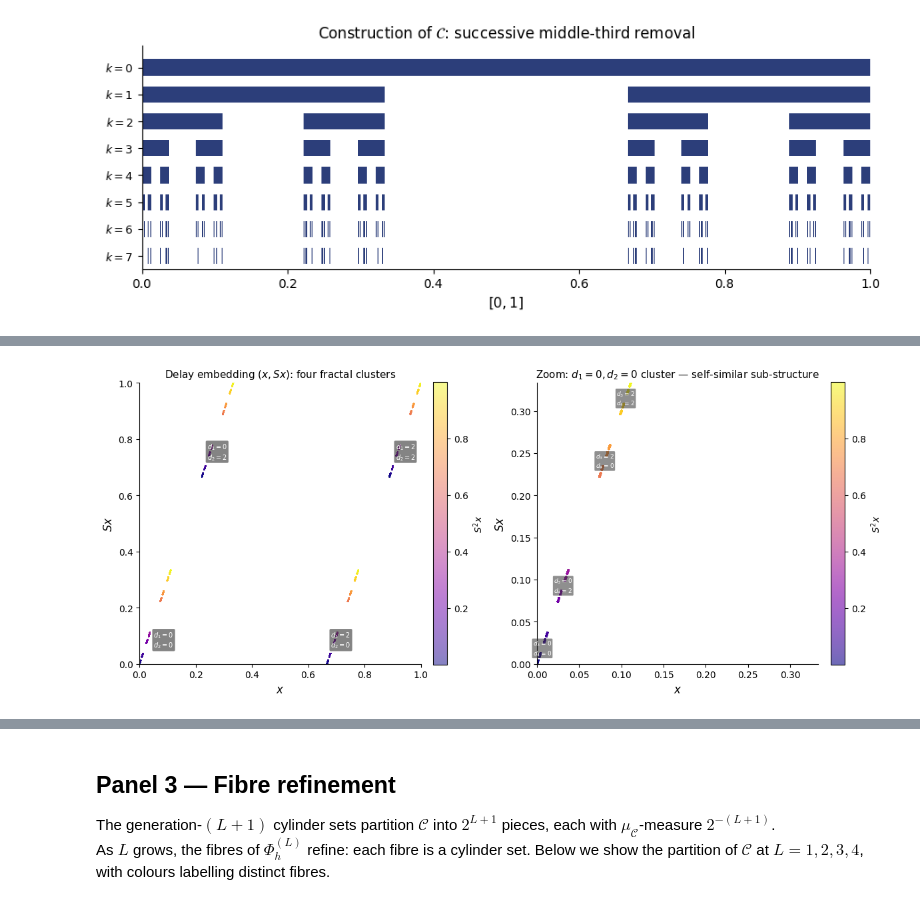
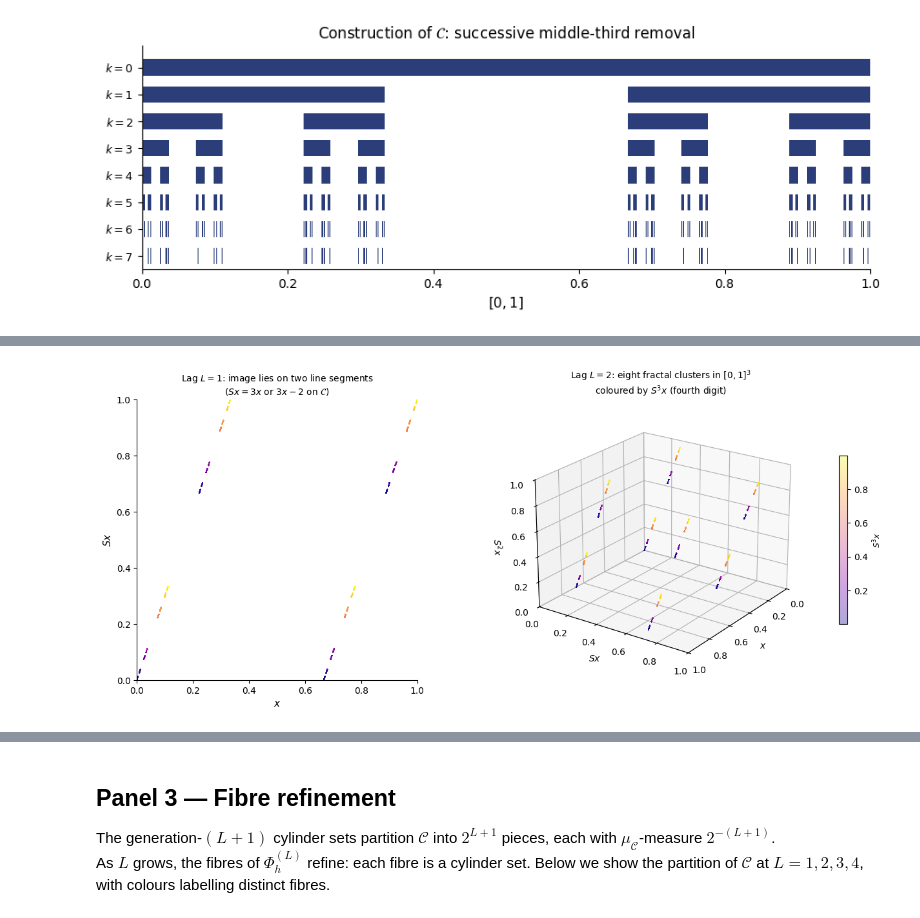
Before and after one commit to pmahon3/Resolvent_Framework, a Jupyter notebook: notes/notebooks/cantor_reconstruction.ipynb, the cells around one changed output, grey strips where cells are left out. Cells and saved outputs as stored; diff of their text form; code cells hidden in the pictures.

```diff
--- a/notes/notebooks/cantor_reconstruction.ipynb
+++ b/notes/notebooks/cantor_reconstruction.ipynb
@@ -103,58 +109,52 @@ Colouring by a third lag $S^2 x$ shows the self-similar sub-clustering.
 # %%
-N = 100_000
+from mpl_toolkits.mplot3d import Axes3D  # noqa: F401
+
+N = 80_000
 xs, digits = sample_cantor(N)
 Sx  = shift_n(digits, 1)
 S2x = shift_n(digits, 2)
+S3x = shift_n(digits, 3)
 
-fig, axes = plt.subplots(1, 2, figsize=(12, 5.5))
+fig = plt.figure(figsize=(13, 5.5))
 
-# ── Left: full embedding cloud ────────────────────────────────────────────────
-ax = axes[0]
-sc = ax.scatter(xs, Sx, c=S2x, s=2.5, cmap='plasma', alpha=0.5, linewidths=0)
-cbar = fig.colorbar(sc, ax=ax, fraction=0.046, pad=0.04)
-cbar.set_label('$S^2 x$', fontsize=10)
-ax.set_xlabel('$x$', fontsize=12)
-ax.set_ylabel('$Sx$', fontsize=12)
-ax.set_title('Delay embedding $(x, Sx)$: four fractal clusters', fontsize=11)
-ax.set_xlim(0, 1); ax.set_ylim(0, 1); ax.set_aspect('equal')
-# annotate four clusters
-for (d1, d2, lx, ly) in [(0,0,0.05,0.05),(0,2,0.24,0.72),(2,0,0.68,0.05),(2,2,0.91,0.72)]:
-    ax.text(lx, ly, f'$d_1={d1}$\n$d_2={d2}$', fontsize=7, color='white',
-            va='bottom', ha='left',
-            bbox=dict(boxstyle='round,pad=0.2', fc='#333333', alpha=0.6, lw=0))
-ax.spines['top'].set_visible(False); ax.spines['right'].set_visible(False)
+# ── Left: L=1 embedding (x, Sx) — shows it's just two line segments ──────────
+ax1 = fig.add_subplot(1, 2, 1)
+ax1.scatter(xs, Sx, c=S2x, s=1.5, cmap='plasma', alpha=0.4, linewidths=0)
+ax1.set_xlabel('$x$', fontsize=11)
+ax1.set_ylabel('$Sx$', fontsize=11)
+ax1.set_title('Lag $L=1$: image lies on two line segments\n' +
+              '($Sx = 3x$ or $3x-2$ on $\\mathcal{C}$)', fontsize=10)
+ax1.set_xlim(0,1); ax1.set_ylim(0,1); ax1.set_aspect('equal')
+ax1.spines['top'].set_visible(False); ax1.spines['right'].set_visible(False)
 
-# ── Right: zoom into bottom-left cluster (d1=0, d2=0) ────────────────────────
-ax2 = axes[1]
-mask = (digits[:,0] == 0) & (digits[:,1] == 0)
-xs_z, Sx_z, S2x_z = xs[mask], Sx[mask], S2x[mask]
-sc2 = ax2.scatter(xs_z, Sx_z, c=S2x_z, s=5, cmap='plasma', alpha=0.6, linewidths=0)
-cbar2 = fig.colorbar(sc2, ax=ax2, fraction=0.046, pad=0.04)
-cbar2.set_label('$S^2 x$', fontsize=10)
-ax2.set_xlabel('$x$', fontsize=12)
-ax2.set_ylabel('$Sx$', fontsize=12)
-ax2.set_title('Zoom: $d_1=0, d_2=0$ cluster — self-similar sub-structure', fontsize=11)
-ax2.set_xlim(0, 1/3); ax2.set_ylim(0, 1/3); ax2.set_aspect('equal')
-# four sub-clusters from (d3,d4)
-for (d3, d4) in [(0,0),(0,2),(2,0),(2,2)]:
-    m = mask & (digits[:,2]==d3) & (digits[:,3]==d4)
-    if m.any():
-        cx, cy = xs[m].mean(), Sx[m].mean()
-        ax2.text(cx, cy, f'$d_3={d3}$\n$d_4={d4}$', fontsize=6.5, color='white',
-                 va='center', ha='center',
-                 bbox=dict(boxstyle='round,pad=0.15', fc='#333333', alpha=0.55, lw=0))
-ax2.spines['top'].set_visible(False); ax2.spines['right'].set_visible(False)
+# ── Right: L=2 embedding (x, Sx, S²x) — genuinely 3D fractal ─────────────────
+ax2 = fig.add_subplot(1, 2, 2, projection='3d')
+sc = ax2.scatter(xs, Sx, S2x, c=S3x, s=1.2, cmap='plasma',
+                 alpha=0.35, linewidths=0, depthshade=True)
+ax2.set_xlabel('$x$', fontsize=10, labelpad=4)
+ax2.set_ylabel('$Sx$', fontsize=10, labelpad=4)
+ax2.set_zlabel('$S^2x$', fontsize=10, labelpad=4)
+ax2.set_title('Lag $L=2$: eight fractal clusters in $[0,1]^3$\n' +
+              'coloured by $S^3x$ (fourth digit)', fontsize=10)
+ax2.set_xlim(0,1); ax2.set_ylim(0,1); ax2.set_zlim(0,1)
+ax2.view_init(elev=22, azim=35)
+cbar = fig.colorbar(sc, ax=ax2, fraction=0.03, pad=0.1, shrink=0.6)
+cbar.set_label('$S^3x$', fontsize=9)
 
 plt.tight_layout()
 plt.show()
 
-print("Cluster bounding boxes (full cloud):")
-print(f"  {'(d1,d2)':>10}  {'x range':>22}  {'Sx range':>22}")
-for d1 in [0, 2]:
-    for d2 in [0, 2]:
-        m = (digits[:,0] == d1) & (digits[:,1] == d2)
-        print(f"  ({d1},{d2}): {mask.sum():>6}pts  "
-              f"x∈[{xs[m].min():.4f},{xs[m].max():.4f}]  "
-              f"Sx∈[{Sx[m].min():.4f},{Sx[m].max():.4f}]")
+# Confirm eight clusters are well-separated
+print("Eight clusters at L=2:")
+print(f"  {'(d1,d2,d3)':>12}  {'count':>6}  {'x range':>20}  {'Sx range':>20}  {'S2x range':>20}")
+for d1 in [0,2]:
+    for d2 in [0,2]:
+        for d3 in [0,2]:
+            m = (digits[:,0]==d1) & (digits[:,1]==d2) & (digits[:,2]==d3)
+            if m.any():
+                print(f"  ({d1},{d2},{d3}): {m.sum():>6}  "
+                      f"x=[{xs[m].min():.3f},{xs[m].max():.3f}]  "
+                      f"Sx=[{Sx[m].min():.3f},{Sx[m].max():.3f}]  "
+                      f"S2x=[{S2x[m].min():.3f},{S2x[m].max():.3f}]")
 # %% [output]
-[figure, old version]
+[figure, new version]
```
Also changed, not shown: parts of 3 cells of this notebook.
